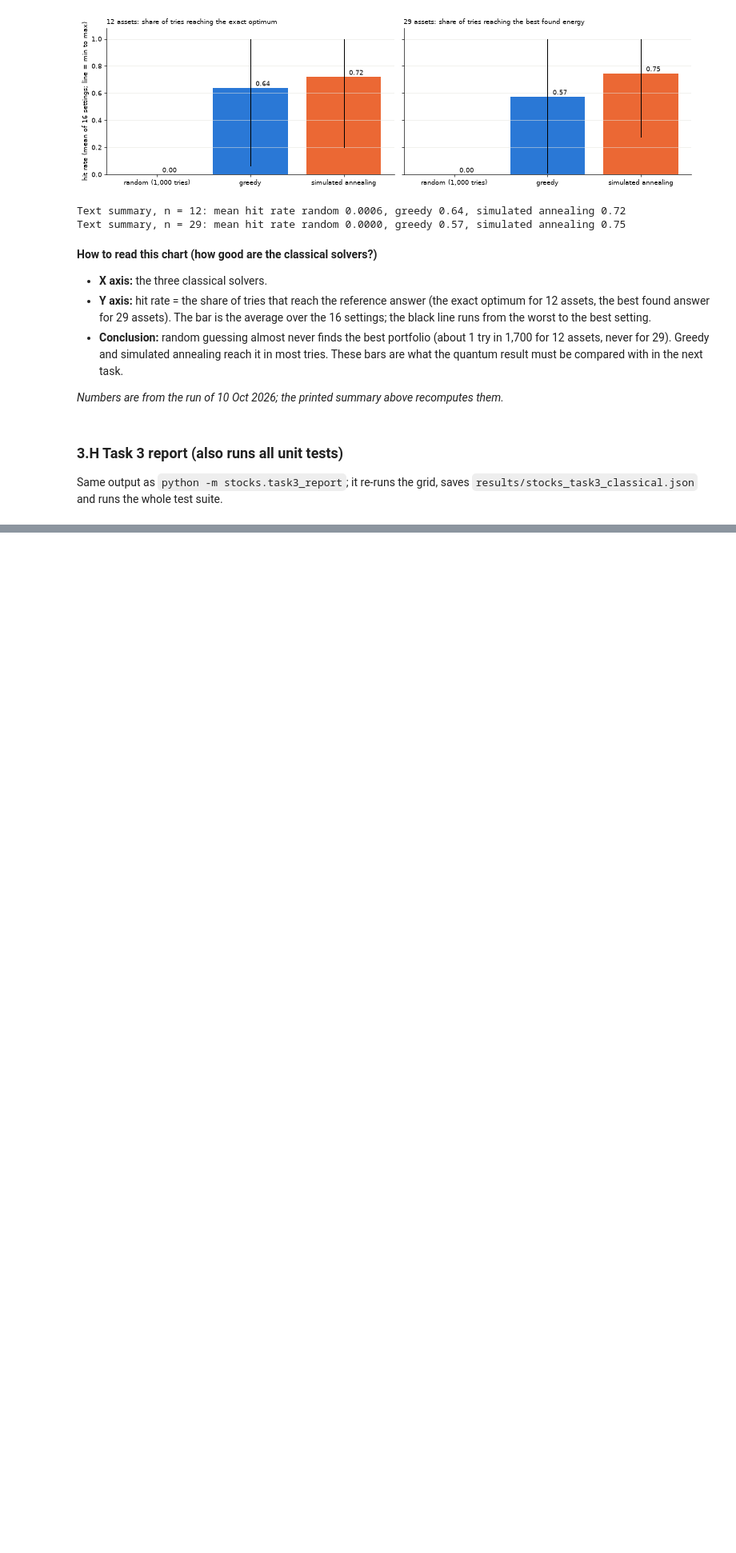
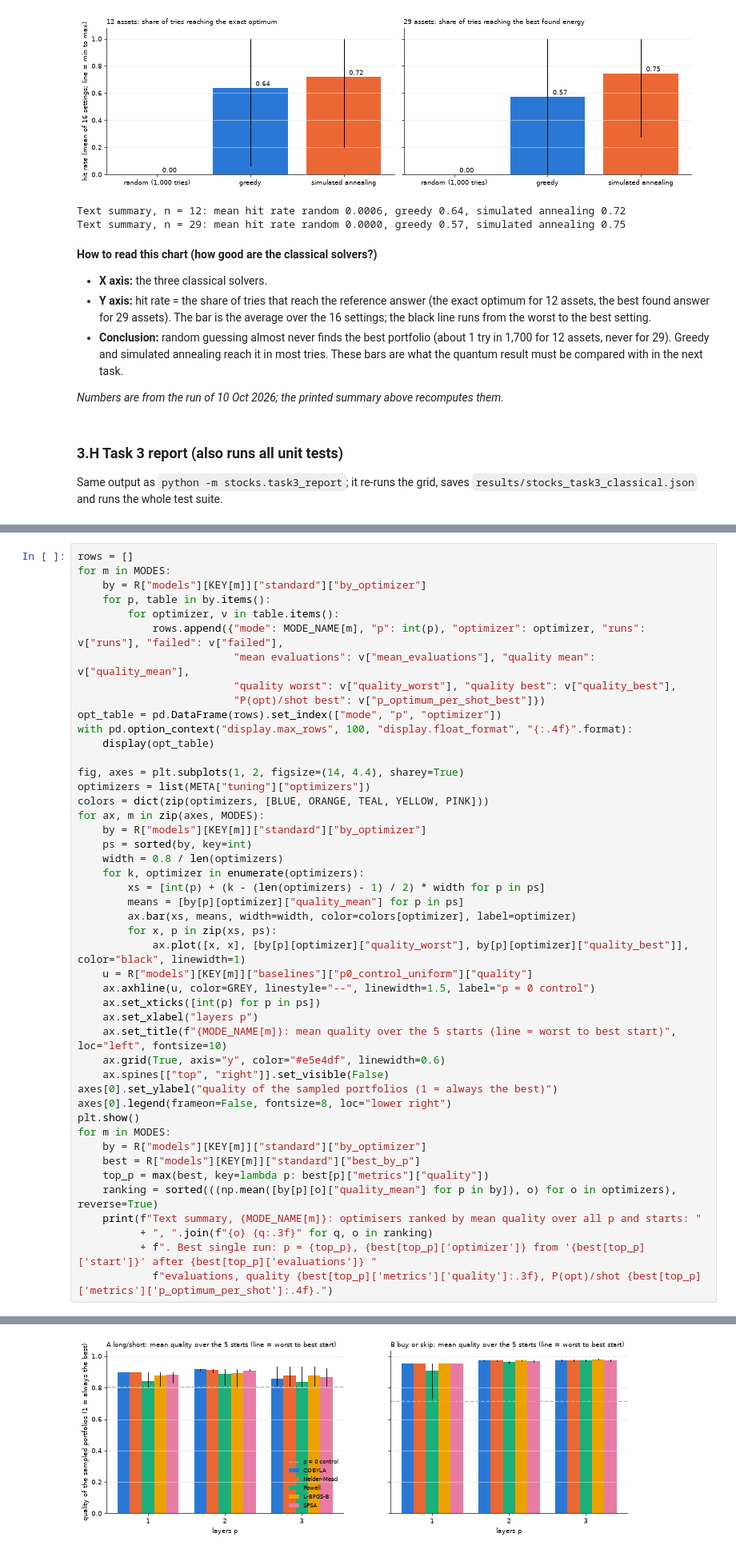
Before and after one commit to Oussema-t/zollerqu-qollab, a Jupyter notebook: stocks/stock_idea_ZollerQu.ipynb, the cells around one changed output, grey strips where cells are left out. Shown at 80% size. Saved outputs shown, nothing was run; the diff lists cells and outputs as text; blank space fills up the shorter version.

```diff
--- a/stocks/stock_idea_ZollerQu.ipynb
+++ b/stocks/stock_idea_ZollerQu.ipynb
@@ -1848,0 +2079,47 @@ RESULT: PASS
+# %%
+rows = []
+for m in MODES:
+    by = R["models"][KEY[m]]["standard"]["by_optimizer"]
+    for p, table in by.items():
+        for optimizer, v in table.items():
+            rows.append({"mode": MODE_NAME[m], "p": int(p), "optimizer": optimizer, "runs": v["runs"], "failed": v["failed"],
+                         "mean evaluations": v["mean_evaluations"], "quality mean": v["quality_mean"],
+                         "quality worst": v["quality_worst"], "quality best": v["quality_best"],
+                         "P(opt)/shot best": v["p_optimum_per_shot_best"]})
+opt_table = pd.DataFrame(rows).set_index(["mode", "p", "optimizer"])
+with pd.option_context("display.max_rows", 100, "display.float_format", "{:.4f}".format):
+    display(opt_table)
+
+fig, axes = plt.subplots(1, 2, figsize=(14, 4.4), sharey=True)
+optimizers = list(META["tuning"]["optimizers"])
+colors = dict(zip(optimizers, [BLUE, ORANGE, TEAL, YELLOW, PINK]))
+for ax, m in zip(axes, MODES):
+    by = R["models"][KEY[m]]["standard"]["by_optimizer"]
+    ps = sorted(by, key=int)
+    width = 0.8 / len(optimizers)
+    for k, optimizer in enumerate(optimizers):
+        xs = [int(p) + (k - (len(optimizers) - 1) / 2) * width for p in ps]
+        means = [by[p][optimizer]["quality_mean"] for p in ps]
+        ax.bar(xs, means, width=width, color=colors[optimizer], label=optimizer)
+        for x, p in zip(xs, ps):
+            ax.plot([x, x], [by[p][optimizer]["quality_worst"], by[p][optimizer]["quality_best"]], color="black", linewidth=1)
+    u = R["models"][KEY[m]]["baselines"]["p0_control_uniform"]["quality"]
+    ax.axhline(u, color=GREY, linestyle="--", linewidth=1.5, label="p = 0 control")
+    ax.set_xticks([int(p) for p in ps])
+    ax.set_xlabel("layers p")
+    ax.set_title(f"{MODE_NAME[m]}: mean quality over the 5 starts (line = worst to best start)", loc="left", fontsize=10)
+    ax.grid(True, axis="y", color="#e5e4df", linewidth=0.6)
+    ax.spines[["top", "right"]].set_visible(False)
+axes[0].set_ylabel("quality of the sampled portfolios (1 = always the best)")
+axes[0].legend(frameon=False, fontsize=8, loc="lower right")
+plt.show()
+for m in MODES:
+    by = R["models"][KEY[m]]["standard"]["by_optimizer"]
+    best = R["models"][KEY[m]]["standard"]["best_by_p"]
+    top_p = max(best, key=lambda p: best[p]["metrics"]["quality"])
+    ranking = sorted(((np.mean([by[p][o]["quality_mean"] for p in by]), o) for o in optimizers), reverse=True)
+    print(f"Text summary, {MODE_NAME[m]}: optimisers ranked by mean quality over all p and starts: "
+          + ", ".join(f"{o} {q:.3f}" for q, o in ranking)
+          + f". Best single run: p = {top_p}, {best[top_p]['optimizer']} from '{best[top_p]['start']}' after {best[top_p]['evaluations']} "
+            f"evaluations, quality {best[top_p]['metrics']['quality']:.3f}, P(opt)/shot {best[top_p]['metrics']['p_optimum_per_shot']:.4f}.")
+# %% [output]
@@ -1848,0 +2144 @@ RESULT: PASS
+[figure, added]
```
Also changed, not shown: parts of 37 cells of this notebook, 1 other file.
